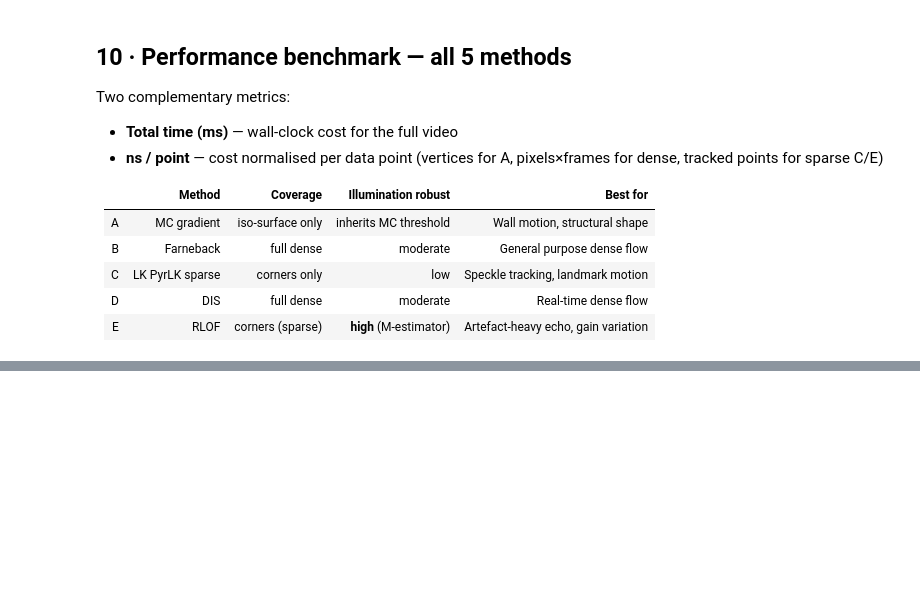
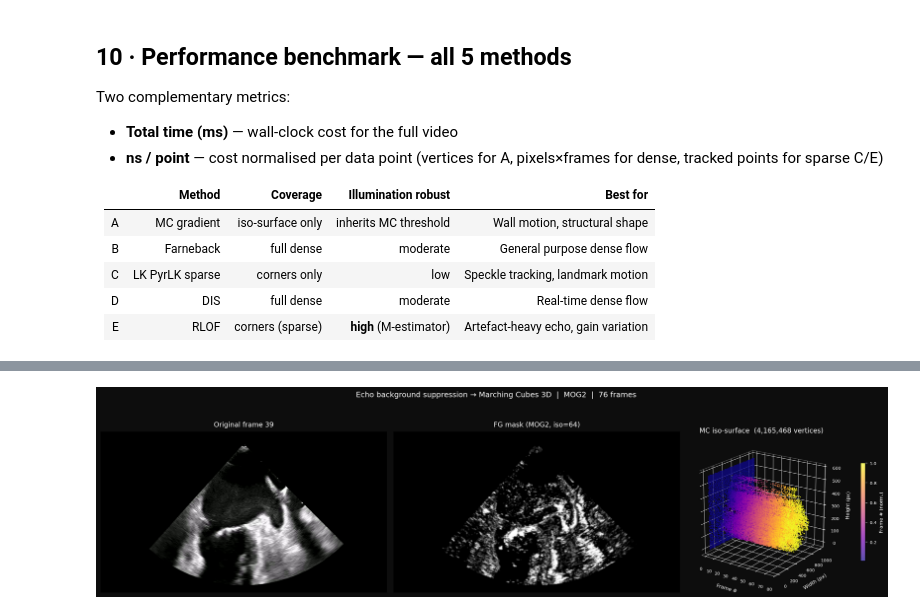
Before and after one commit to fiammante/EchoCardiographyTo3D, a Jupyter notebook: code/EchoGraphy_Time_To_3D_Skimage_To_Plotly.ipynb, the cells around one changed output, grey strips where cells are left out. Drawn from its saved outputs; the diff is of its cells as text; code cells hidden in the pictures; blank space fills up the shorter version.

Commit message:
Add background test for echocardiography

```diff
--- a/code/EchoGraphy_Time_To_3D_Skimage_To_Plotly.ipynb
+++ b/code/EchoGraphy_Time_To_3D_Skimage_To_Plotly.ipynb
@@ -746,0 +839,20 @@ Saved to /mnt/d/html/flow_benchmark.html
+# %%
+# ── Marching Cubes on the foreground mask volume ──────────────────────────────
+import time
+print(f'Running Marching Cubes (iso={BG_ISO_LEVEL}, step={BG_STEP_SIZE}) ...')
+t0 = time.perf_counter()
+bg_verts, bg_faces, bg_normals, bg_values = marching_cubes(
+    bg_volume,
+    level=BG_ISO_LEVEL,
+    step_size=BG_STEP_SIZE,
+    allow_degenerate=False,
+)
+bg_mc_time = time.perf_counter() - t0
+print(f'Vertices : {bg_verts.shape[0]:,}')
+print(f'Faces    : {bg_faces.shape[0]:,}')
+print(f'MC time  : {bg_mc_time:.3f} s')
+
+# Coordinate mapping: (T, Y, X)
+bg_t = bg_verts[:, 0]
+bg_x = bg_verts[:, 2]
+bg_y = bg_verts[:, 1].max() - bg_verts[:, 1]   # flip so top = top
@@ -746,0 +928,71 @@ Saved to /mnt/d/html/flow_benchmark.html
+# %%
+# ── Combined three-panel snapshot: original | mask | 3D scatter ───────────────
+import matplotlib
+matplotlib.use('Agg')
+import matplotlib.pyplot as plt
+from mpl_toolkits.mplot3d import Axes3D  # noqa: F401
+
+SNAP_IDX = len(bg_orig_frames) // 2   # mid-sequence frame
+
+orig_rgb = cv2.cvtColor(bg_orig_frames[SNAP_IDX], cv2.COLOR_BGR2RGB)
+mask_rgb = cv2.cvtColor(bg_mask_frames[SNAP_IDX], cv2.COLOR_GRAY2RGB)
+
+# Subsample vertices for the scatter
+N_SCATTER = max(1, len(bg_t) // 40_000)
+idx_s = np.arange(0, len(bg_t), N_SCATTER)
+intensity_s = bg_t[idx_s] / max(bg_t.max(), 1)
+
+fig_comb, axes = plt.subplots(1, 3, figsize=(18, 5), facecolor='#0d0d0d',
+                               gridspec_kw={'width_ratios': [1.4, 1.4, 1]})
+
+# Panel 1 — original frame
+axes[0].imshow(orig_rgb)
+axes[0].set_title(f'Original frame {SNAP_IDX + 1}', color='white', fontsize=11, pad=8)
+axes[0].axis('off')
+
+# Panel 2 — foreground mask
+axes[1].imshow(mask_rgb)
+axes[1].set_title(f'FG mask ({BG_ALGO}, iso={BG_ISO_LEVEL})', color='white', fontsize=11, pad=8)
+axes[1].axis('off')
+
+# Panel 3 — 3D scatter (replace axes[2] with a 3D projection)
+fig_comb.delaxes(axes[2])
+ax3 = fig_comb.add_subplot(1, 3, 3, projection='3d')
+ax3.set_facecolor('#0d0d0d')
+sc = ax3.scatter(
+    bg_t[idx_s], bg_x[idx_s], bg_y[idx_s],
+    c=intensity_s, cmap='plasma', s=0.4, alpha=0.7
+)
+ax3.set_xlabel('Frame #',    color='white', fontsize=8, labelpad=4)
+ax3.set_ylabel('Width (px)', color='white', fontsize=8, labelpad=4)
+ax3.set_zlabel('Height (px)',color='white', fontsize=8, labelpad=4)
+ax3.tick_params(colors='white', labelsize=7)
+ax3.xaxis.pane.fill = False
+ax3.yaxis.pane.fill = False
+ax3.zaxis.pane.fill = False
+for spine in [ax3.xaxis, ax3.yaxis, ax3.zaxis]:
+    spine.line.set_color('grey')
+    spine.pane.set_edgecolor('grey')
+ax3.view_init(elev=20, azim=-55)
+ax3.set_box_aspect([1, 1, 1])
+ax3.set_title(f'MC iso-surface  ({bg_verts.shape[0]:,} vertices)',
+              color='white', fontsize=11, pad=8)
+cbar = fig_comb.colorbar(sc, ax=ax3, shrink=0.5, pad=0.12)
+cbar.set_label('Frame # (norm.)', color='white', fontsize=8)
+cbar.ax.yaxis.set_tick_params(color='white', labelsize=7)
+plt.setp(cbar.ax.yaxis.get_ticklabels(), color='white')
+
+plt.suptitle(
+    f'Echo background suppression → Marching Cubes 3D  |  {BG_ALGO}  |  {len(bg_mask_frames)} frames',
+    color='white', fontsize=12, y=1.01
+)
+plt.tight_layout()
+
+BG_COMBINED = os.path.join(IMAGES_DIR, 'echo_bgsub_combined.png')
+plt.savefig(BG_COMBINED, dpi=150, bbox_inches='tight', facecolor=fig_comb.get_facecolor())
+plt.close()
+print(f'Combined PNG: {BG_COMBINED}')
+
+from IPython.display import Image, display
+display(Image(BG_COMBINED, width=900))
+# %% [output]
@@ -746,0 +1000 @@ Saved to /mnt/d/html/flow_benchmark.html
+[figure, added]
```
Also changed, not shown: parts of 23 cells of this notebook.
